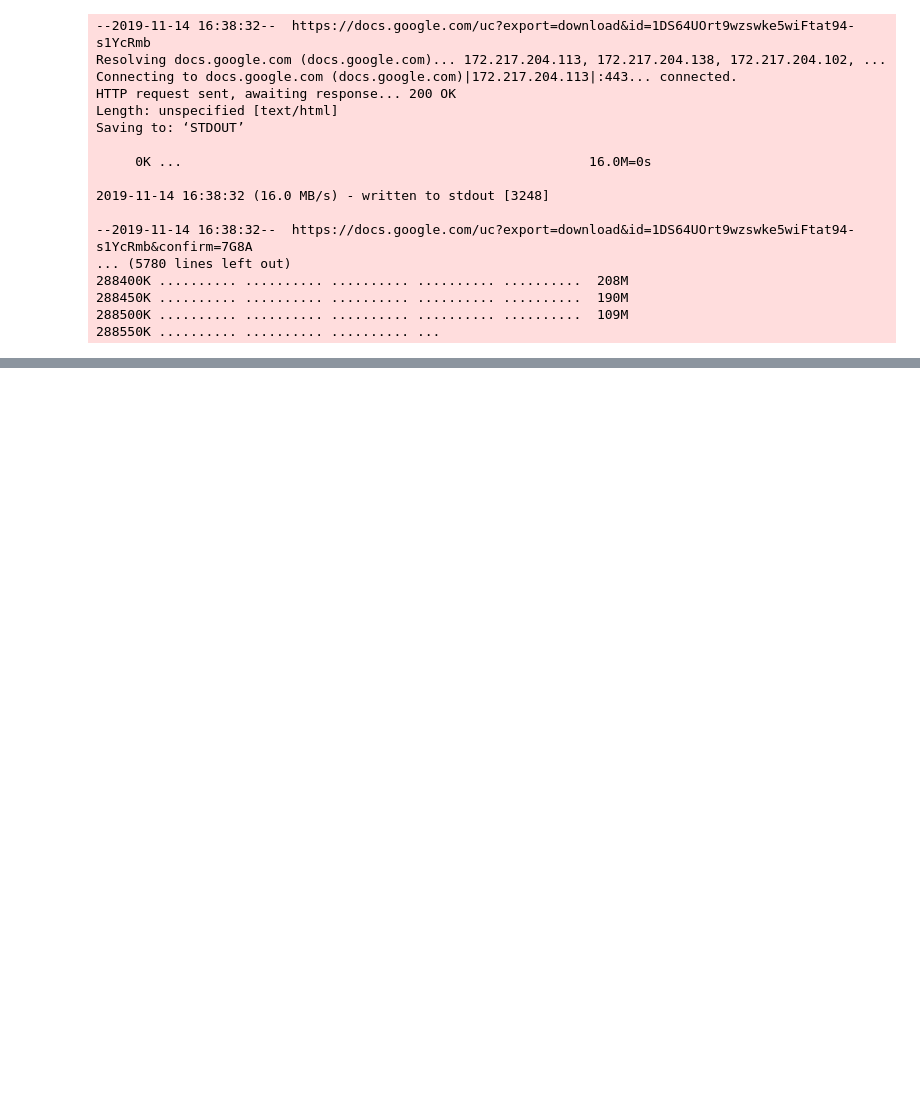
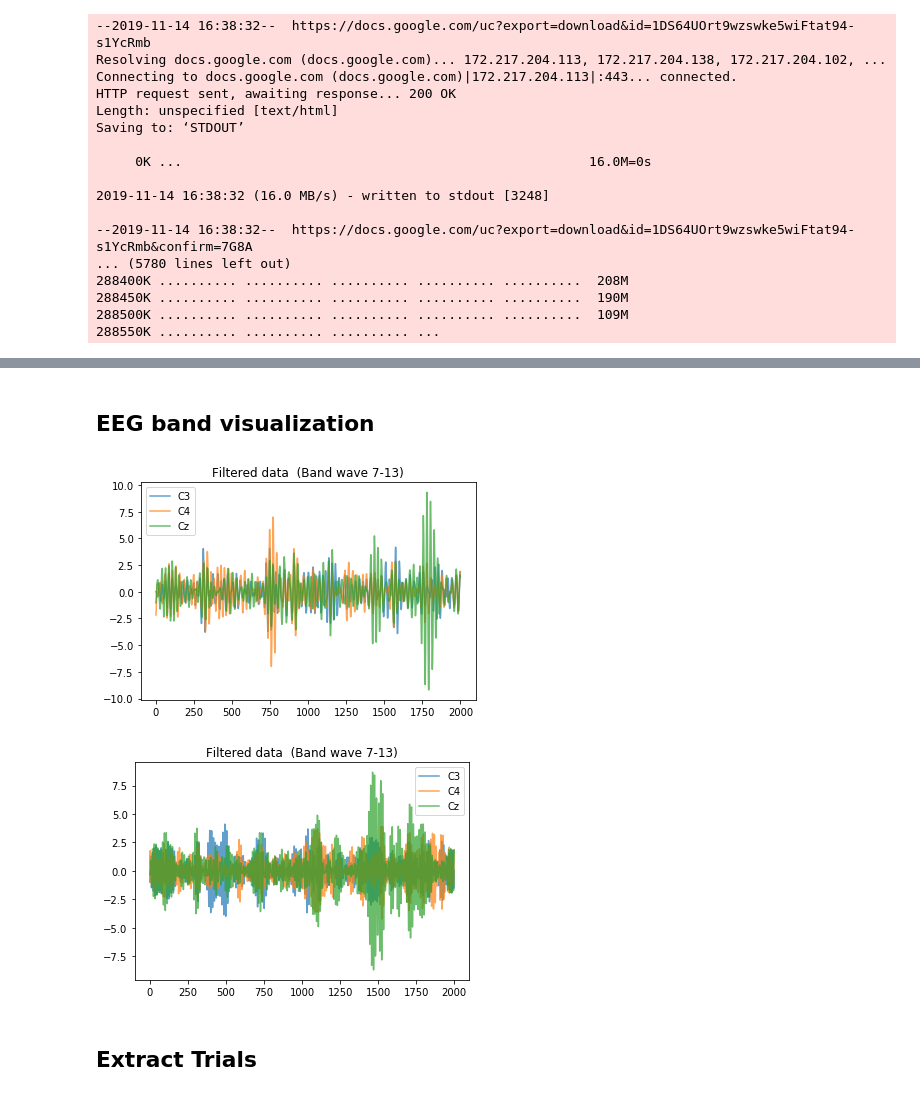
Before and after one commit to NathanielRose/eeg-294, a Jupyter notebook: Gumpy_Testing_SH.ipynb, the cells around one changed output, grey strips where cells are left out. Cells and saved outputs as stored; diff of their text form; code cells hidden in the pictures; blank space fills up the shorter version.

```diff
--- a/Gumpy_Testing_SH.ipynb
+++ b/Gumpy_Testing_SH.ipynb
@@ -121,0 +220,21 @@ AttributeError: ignored
+# %% [markdown]
+## EEG band visualization
+# %%
+# determine the trial that we wish to plot
+n_trial = 120
+# now specify the alpha and beta cutoff frequencies
+lo_a, lo_b = 7, 16
+hi_a, hi_b = 13, 24
+
+# first step is to filter the data
+flt_a = gumpy.signal.butter_bandpass(grazb_data, lo=lo_a, hi=hi_a)
+flt_b = gumpy.signal.butter_bandpass(grazb_data, lo=lo_b, hi=hi_b)
+
+# finally we can visualize the data
+gumpy.plot.EEG_bandwave_visualizer(grazb_data, flt_a, n_trial, lo_a, hi_a)
+gumpy.plot.EEG_bandwave_visualizer(grazb_data, flt_b, n_trial, lo_a, hi_a)
+# %% [output]
+[figure, added]
+[figure, added]
+# %% [markdown]
+## Extract Trials
```
Also changed, not shown: parts of 20 cells of this notebook.
